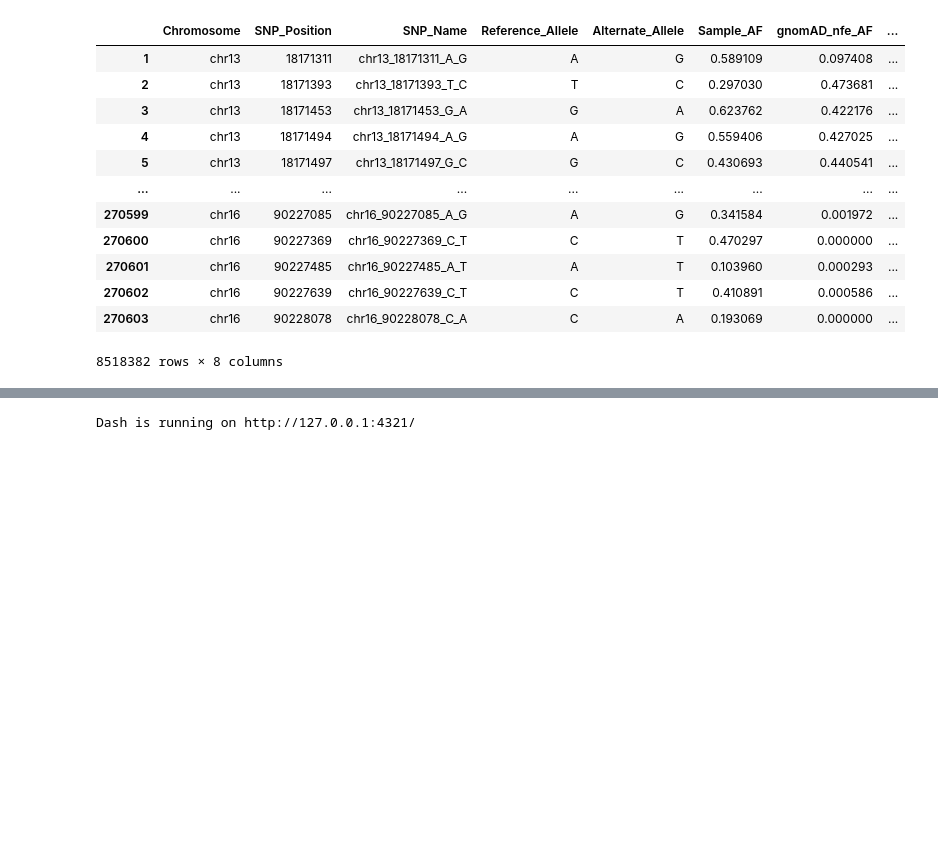
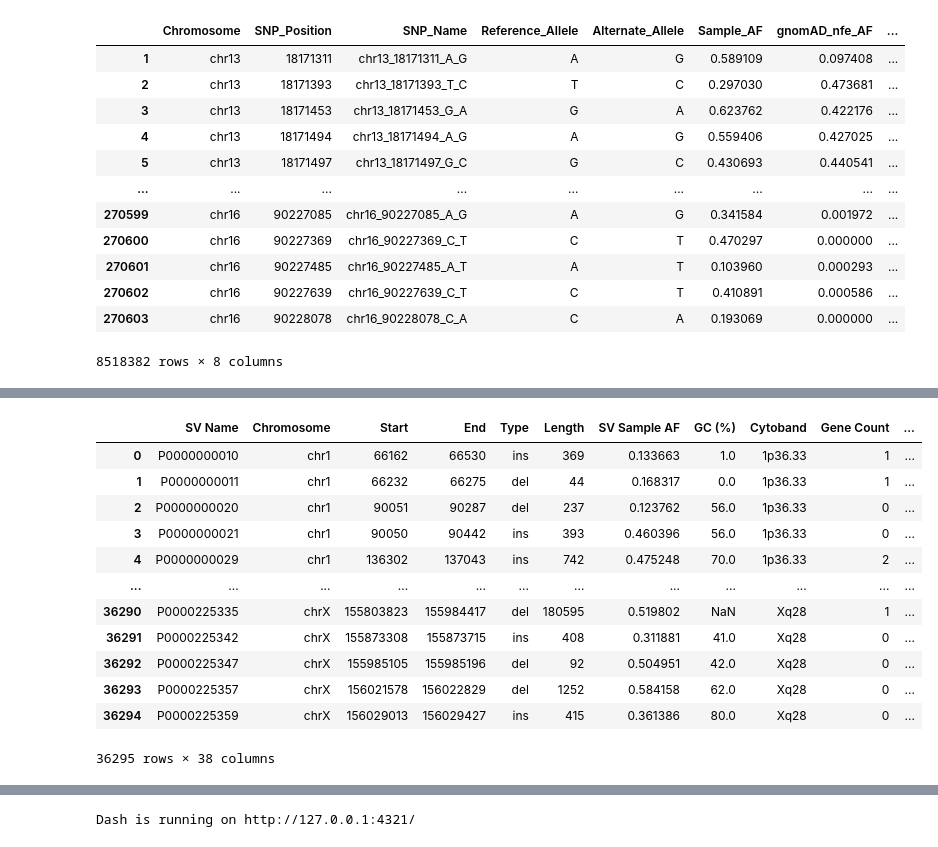
Before and after one commit to strug-hub/gwas-svatalog, a Jupyter notebook: test.ipynb, the cells around one changed output, grey strips where cells are left out. Drawn from its saved outputs; the diff is of its cells as text; code cells hidden in the pictures; blank space fills up the shorter version.

```diff
--- a/test.ipynb
+++ b/test.ipynb
@@ -293,7 +308,22 @@ columns_range.insert(6, (df_sv_anno.shape[1]-1))
 # %%
 df_sv_anno = df_sv_anno.iloc[:,columns_range]
 df_sv_anno = df_sv_anno.rename(columns = {"SV_Name" : "SV Name",
                                           "Sample_AF" : "SV Sample AF"})
+df_sv_anno
+# %% [output]
+|  | SV Name | Chromosome | Start | End | Type | Length | SV Sample AF | GC (%) | Cytoband | Gene Count | ... |
+| 0 | P0000000010 | chr1 | 66162 | 66530 | ins | 369 | 0.133663 | 1.0 | 1p36.33 | 1 | ... |
+| 1 | P0000000011 | chr1 | 66232 | 66275 | del | 44 | 0.168317 | 0.0 | 1p36.33 | 1 | ... |
+| 2 | P0000000020 | chr1 | 90051 | 90287 | del | 237 | 0.123762 | 56.0 | 1p36.33 | 0 | ... |
+| 3 | P0000000021 | chr1 | 90050 | 90442 | ins | 393 | 0.460396 | 56.0 | 1p36.33 | 0 | ... |
+| 4 | P0000000029 | chr1 | 136302 | 137043 | ins | 742 | 0.475248 | 70.0 | 1p36.33 | 2 | ... |
+| ... | ... | ... | ... | ... | ... | ... | ... | ... | ... | ... | ... |
+| 36290 | P0000225335 | chrX | 155803823 | 155984417 | del | 180595 | 0.519802 | NaN | Xq28 | 1 | ... |
+| 36291 | P0000225342 | chrX | 155873308 | 155873715 | ins | 408 | 0.311881 | 41.0 | Xq28 | 0 | ... |
+| 36292 | P0000225347 | chrX | 155985105 | 155985196 | del | 92 | 0.504951 | 42.0 | Xq28 | 0 | ... |
+| 36293 | P0000225357 | chrX | 156021578 | 156022829 | del | 1252 | 0.584158 | 62.0 | Xq28 | 0 | ... |
+| 36294 | P0000225359 | chrX | 156029013 | 156029427 | ins | 415 | 0.361386 | 80.0 | Xq28 | 0 | ... |
+36295 rows × 38 columns
 # %%
 ## Creation of SV table for easier access of data required - join the dataframes based on SV names
 df_sv_join = DF_LD.merge(df_anno,
```
Also changed, not shown: parts of 5 cells of this notebook, 1 other file.
